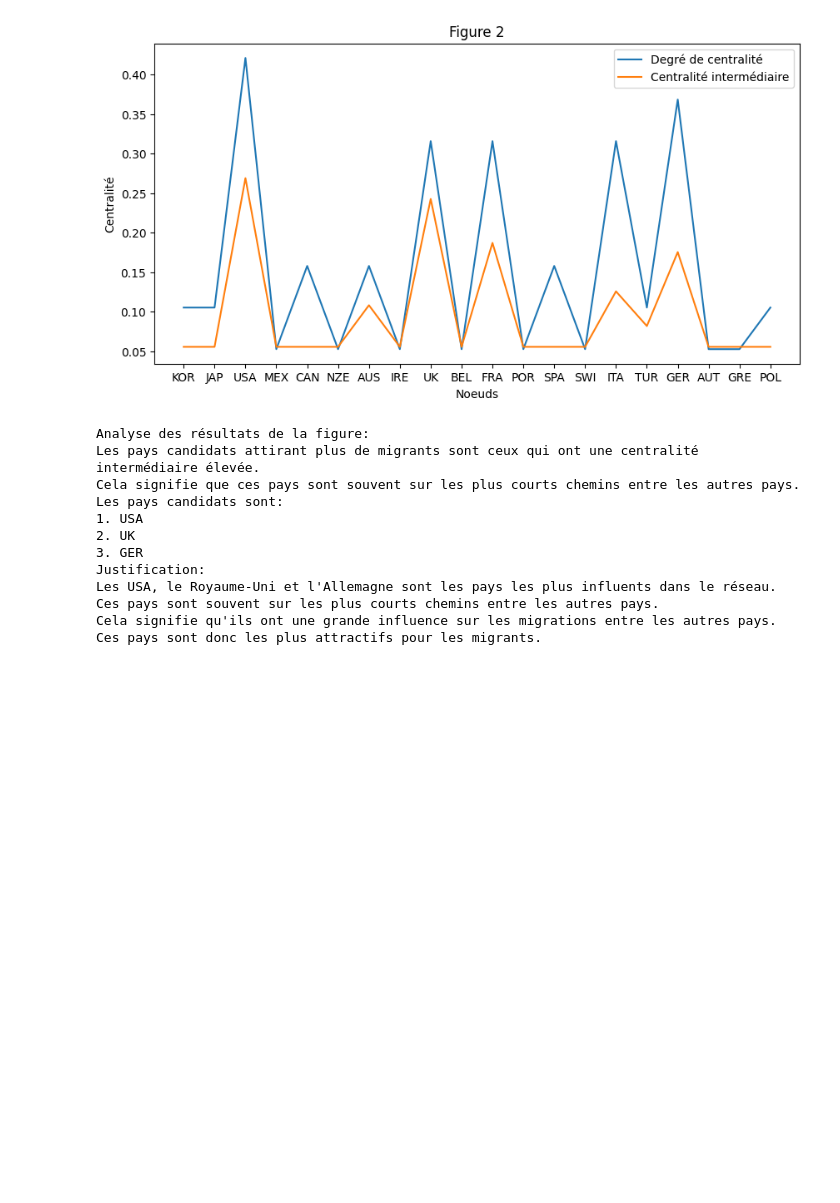
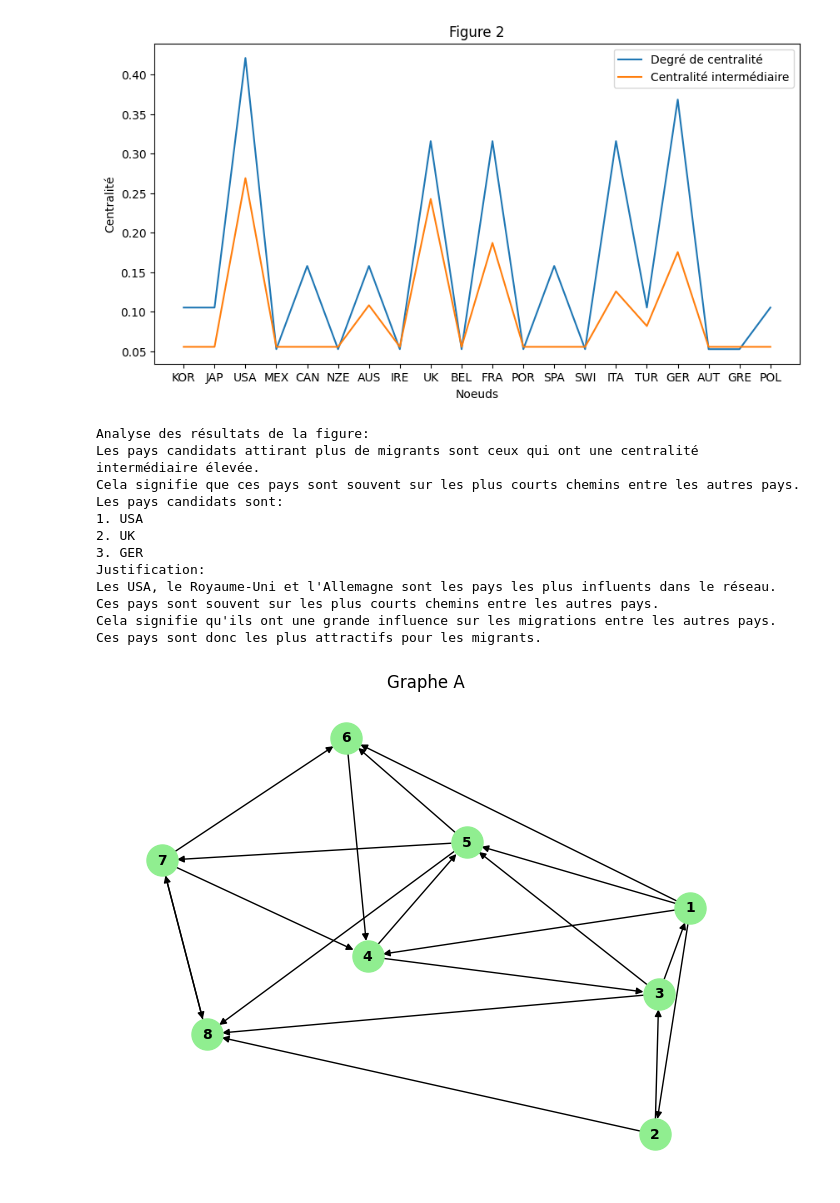
Before and after one commit to GuechtouliAnis/College-Projects, a Jupyter notebook: ARS/TP2.ipynb, the cells around one changed output. Drawn from its saved outputs; the diff is of its cells as text; code cells hidden in the pictures; blank space fills up the shorter version.

```diff
--- a/ARS/TP2.ipynb
+++ b/ARS/TP2.ipynb
@@ -414,3 +414,38 @@ Cela signifie qu'ils ont une grande influence sur les migrations entre les autre
 Ces pays sont donc les plus attractifs pour les migrants.
 # %%
 # Partie 2
+# %%
+# Creation d'un graphe orienté A
+A = nx.DiGraph()
+
+# Les sommets
+sommets_A = [1,2,3,4,5,6,7,8]
+A.add_nodes_from(sommets_A)
+
+# 1:A / 2:B / 3:C / 4:D / 5:E / 6:F / 7:G / 8:H
+# Les aretes
+aretes_A = [
+    (1,2),(1,4),(1,6),(1,5),
+    (2,3),(2,8),
+    (3,1),(3,5),(3,8),
+    (4,3),(4,5),
+    (5,8),(5,7),(5,6),
+    (6,4),
+    (7,6),(7,4),(7,8),
+    (8,7)]
+
+A.add_edges_from(aretes_A)
+
+# Visualisation de graphe A
+pos = nx.spring_layout(A, seed=24)
+nx.draw(A,
+        pos,
+        with_labels=True,
+        node_color='lightgreen',
+        font_weight='bold',
+        font_size=10,
+        node_size=500)
+plt.title("Graphe A")
+plt.show()
+# %% [output]
+[figure, added]
```
Also changed, not shown: parts of 5 cells of this notebook.
